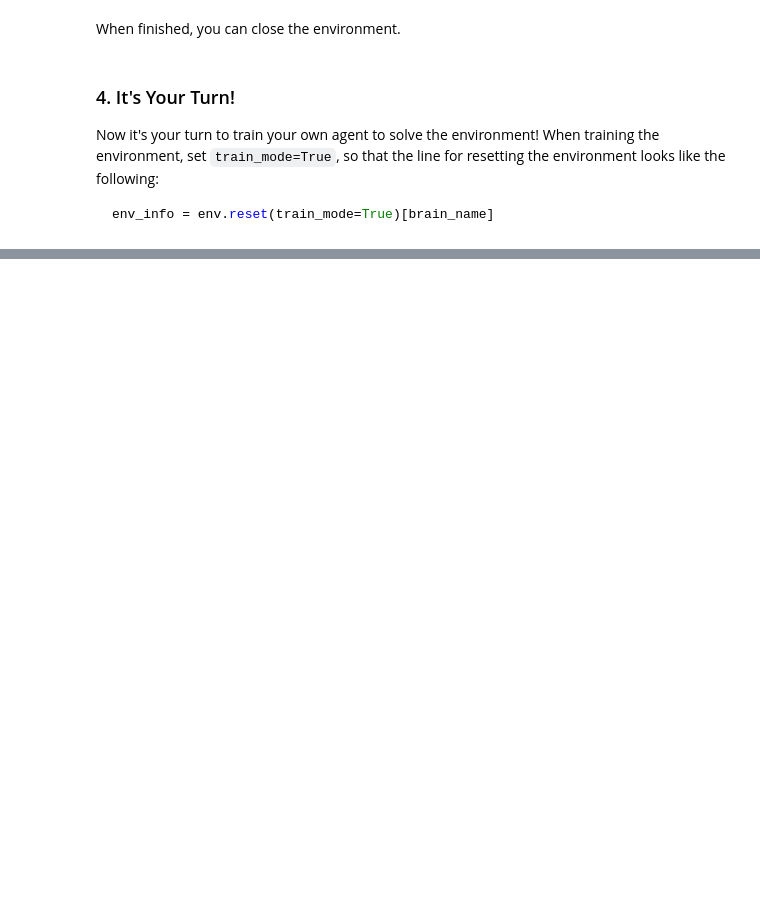
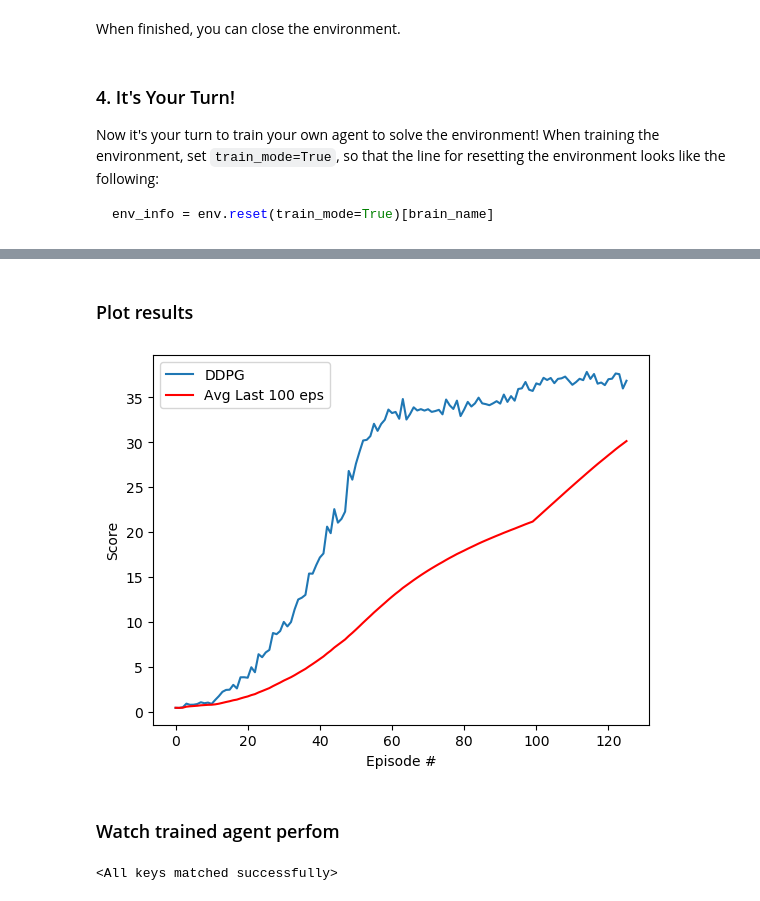
Before and after one commit to lccrurod/continuous_control, a Jupyter notebook: Continuous_Control.ipynb, the cells around one changed output, grey strips where cells are left out. Saved outputs shown, nothing was run; the diff lists cells and outputs as text; code cells hidden in the pictures; blank space fills up the shorter version.

```diff
--- a/Continuous_Control.ipynb
+++ b/Continuous_Control.ipynb
@@ -134,7 +138,7 @@ from ddpg_agent import Agent
 # %%
 def ddpg(n_episodes=1000, max_t=1000, print_every=50, train_mode=True, eps_to_beat = 100,
          actor_ckpt_path='actor_checkpoint.pth', critic_ckpt_path='critic_checkpoint.pth'):
-    scores_deque = deque(maxlen=print_every)
+    scores_deque = deque(maxlen=eps_to_beat)
     scores = []
     rolling_avgs = []
     for i_episode in range(1, n_episodes+1):
@@ -165,7 +169,7 @@ def ddpg(n_episodes=1000, max_t=1000, print_every=50, train_mode=True, eps_to_be
 
         if i_episode % print_every == 0:
             print('\rEpisode {}\tAverage Score: {:.2f}'.format(i_episode, rolling_avg))
-        if (rolling_avg >= 30.0) & (i_episode > eps_to_beat):
+        if (np.mean(scores_deque) >= 30.0) & (i_episode > eps_to_beat):
             print('\nEnvironment solved in {:d} episodes!\tAverage Score: {:.2f}'.format(i_episode - eps_to_beat, rolling_avg))
             torch.save(agent.actor_local.state_dict(), actor_ckpt_path)
             torch.save(agent.critic_local.state_dict(), critic_ckpt_path)
@@ -182,5 +188,5 @@ agent = Agent(state_size=state_size,
               layer_2=128,
               use_dropout=False)
 
-scores, avgs = ddpg(n_episodes=5000, max_t=1000, print_every=20)
+scores, avgs = ddpg(n_episodes=5000, max_t=1000, print_every=10)
 # %% [output]
@@ -190,10 +207,30 @@ Episode 60      Average Score: 36.68
+# %% [markdown]
+### Plot results
+# %%
+fig = plt.figure()
+ax = fig.add_subplot(111)
+plt.plot(np.arange(len(scores)), scores, label='DDPG')
+plt.plot(np.arange(len(scores)), avgs, c='r', label='Avg Last 100 eps')
+plt.ylabel('Score')
+plt.xlabel('Episode #')
+plt.legend(loc='upper left');
+plt.show()
+# %% [output]
+[figure, added]
+# %% [markdown]
+### Watch trained agent perfom
 # %%
+# initialize agent
 agent = Agent(state_size=state_size,
               action_size=action_size,
               n_agents=num_agents,
               random_seed=1,
-              layer_1=method['nodes'],
-              layer_2=method['nodes'],
-              use_dropout=method['use_dropout'])
+              layer_1=128,
+              layer_2=128,
+              use_dropout=False)
 
+# load checkpoint
 agent.actor_local.load_state_dict(torch.load('actor_checkpoint.pth'))
+agent.critic_local.load_state_dict(torch.load('critic_checkpoint.pth'))
+# %% [output]
+<All keys matched successfully>
```
Also changed, not shown: parts of 7 cells of this notebook, 53 other files.
